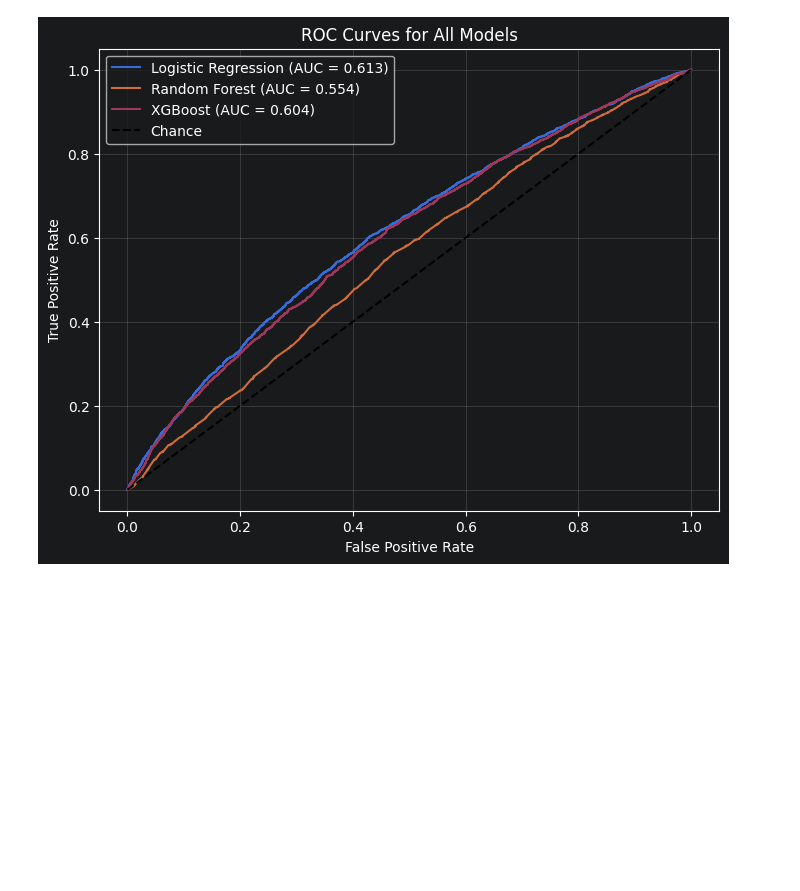
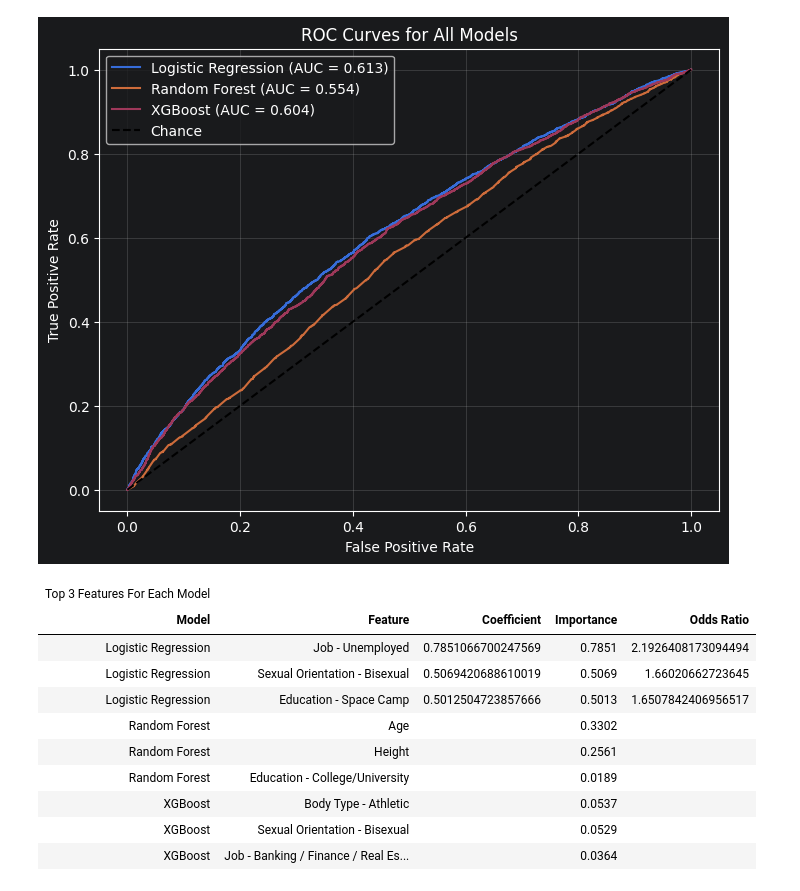
Before and after one commit to nblock2/cat_person_ml_techniques, a Jupyter notebook: logistic_RF_XBG.ipynb, the cells around one changed output. Cells and saved outputs as stored; diff of their text form; code cells hidden in the pictures; blank space fills up the shorter version.

```diff
--- a/logistic_RF_XBG.ipynb
+++ b/logistic_RF_XBG.ipynb
@@ -283,3 +291,76 @@ plt.savefig('ROC.png')
 plt.show()
 # %% [output]
 [figure]
+# %%
+# creating table for the top 3 components of each model
+from great_tables import GT
+
+import pandas as pd
+
+combined = pd.concat([log_top3, rf_top3, xgb_top3], ignore_index=True)
+
+combined["importance"] = combined["importance"].round(4)
+
+def features_fix(x):
+    if pd.isna(x):
+        return np.nan
+
+    if "cat__job_unemployed" in x:
+        return "Job - Unemployed"
+    elif "cat__orientation_bisexual" in x:
+        return "Sexual Orientation - Bisexual"
+    elif "cat__education_simple_space camp" in x:
+        return "Education - Space Camp"
+    elif "num__age" in x:
+        return "Age"
+    elif "num__height" in x:
+        return "Height"
+    elif "cat__education_simple_college/university" in x:
+        return "Education - College/University"
+    elif "cat__body_type_athletic" in x:
+        return "Body Type - Athletic"
+    elif "cat__job_banking / financial / real estate" in x:
+        return "Job - Banking / Finance / Real Estate"
+    else:
+        return "other"
+
+combined['feature'] = combined['feature'].apply(features_fix)
+
+combined.rename(columns={'model': 'Model','feature':'Feature','coefficient':'Coefficient','importance':'Importance','odds_ratio':'Odds Ratio'}, inplace=True)
+
+top_features_table = (
+    GT(combined)
+    .tab_header(title="Top 3 Features For Each Model")
+    .fmt_number(columns=["coefficient", "importance", "odds_ratio"], decimals=2)
+    .data_color(
+        columns="model",
+        palette=["lightblue", "#CBC3E3", "pink"],
+        domain=["Logistic Regression", "Random Forest", "XGBoost"]
+    )
+)
+
+top_features_table
+
+GT.save(
+    top_features_table,
+    "top_features_table.png",
+    selector='table',
+    scale=1.0,
+    expand=5,
+    web_driver='chrome',
+    debug_port=None,
+    encoding='utf-8',
+    _debug_dump=None
+)
+# %% [output]
+| Top 3 Features For Each Model |  |  |  |  |
+| Model | Feature | Coefficient | Importance | Odds Ratio |
+| Logistic Regression | Job - Unemployed | 0.7851066700247569 | 0.7851 | 2.1926408173094494 |
+| Logistic Regression | Sexual Orientation - Bisexual | 0.5069420688610019 | 0.5069 | 1.66020662723645 |
+| Logistic Regression | Education - Space Camp | 0.5012504723857666 | 0.5013 | 1.6507842406956517 |
+| Random Forest | Age |  | 0.3302 |  |
+| Random Forest | Height |  | 0.2561 |  |
+| Random Forest | Education - College/University |  | 0.0189 |  |
+| XGBoost | Body Type - Athletic |  | 0.0537 |  |
+| XGBoost | Sexual Orientation - Bisexual |  | 0.0529 |  |
+| XGBoost | Job - Banking / Finance / Real Es... |  | 0.0364 |  |
```
Also changed, not shown: parts of 3 cells of this notebook, 2 other files.
